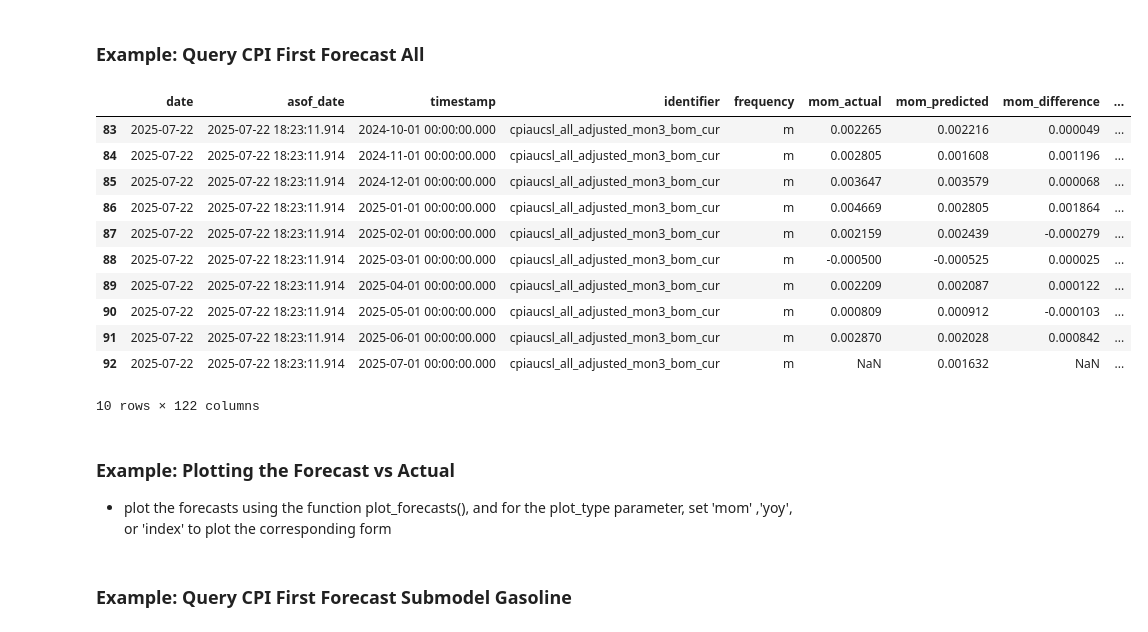
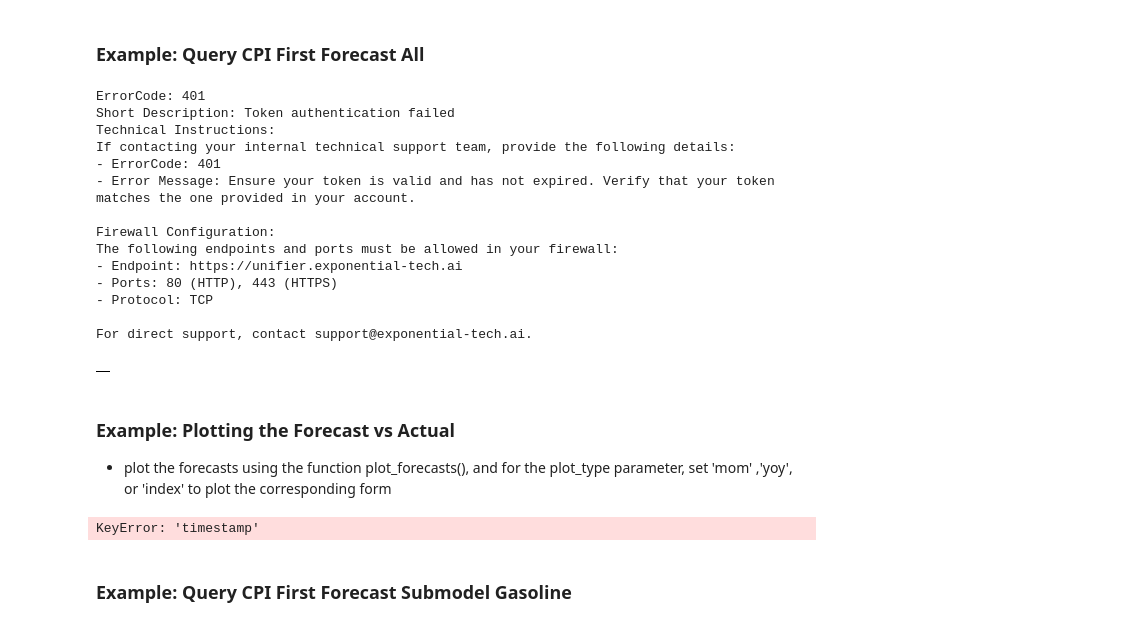
Before and after one commit to xtech-analytics/demo-notebooks, a Jupyter notebook: lseg_global_macro_predictions/lseg_global_macro_forecasts.ipynb, the cells around one changed output. Saved outputs shown, nothing was run; the diff lists cells and outputs as text; code cells hidden in the pictures.

```diff
--- a/lseg_global_macro_predictions/lseg_global_macro_predictions.ipynb
+++ b/lseg_global_macro_predictions/lseg_global_macro_forecasts.ipynb
@@ -13,7 +13,8 @@ import plotly.graph_objects as go
 
 from unifier import unifier
 # %%
-unifier.user = '<unifier username>'
-unifier.token ='<unifer api token>'
+#
+unifier.user = 'unifier username'
+unifier.token ='unifier api token'
 os.environ['UNIFIER_USER'] = unifier.user
 os.environ['UNIFIER_TOKEN'] = unifier.token
@@ -212,26 +217,31 @@ df
 # %% [markdown]
 ### Example: Query CPI First Forecast All
 # %%
-df = unifier.get_dataframe(name='xtech_macro_us_core_predictions', key='cpiaucsl_all_adjusted_mon3_bom_cur',asof_date=None)
+df = unifier.get_dataframe(name='lseg_macro_us_core_predictions', key='cpiaucsl_all_adjusted_mon3_bom_cur',asof_date=None)
 df.tail(10)
 # %% [output]
+ErrorCode: 401
+Short Description: Token authentication failed
+Technical Instructions:
+If contacting your internal technical support team, provide the following details:
+- ErrorCode: 401
+- Error Message: Ensure your token is valid and has not expired. Verify that your token matches the one provided in your account.
+
+Firewall Configuration:
+The following endpoints and ports must be allowed in your firewall:
+- Endpoint: https://unifier.exponential-tech.ai
+- Ports: 80 (HTTP), 443 (HTTPS)
+- Protocol: TCP
+
+For direct support, contact support@exponential-tech.ai.
-|  | date | asof_date | timestamp | identifier | frequency | mom_actual | mom_predicted | mom_difference | ... |
-| 83 | 2025-07-22 | 2025-07-22 18:23:11.914 | 2024-10-01 00:00:00.000 | cpiaucsl_all_adjusted_mon3_bom_cur | m | 0.002265 | 0.002216 | 0.000049 | ... |
-| 84 | 2025-07-22 | 2025-07-22 18:23:11.914 | 2024-11-01 00:00:00.000 | cpiaucsl_all_adjusted_mon3_bom_cur | m | 0.002805 | 0.001608 | 0.001196 | ... |
-| 85 | 2025-07-22 | 2025-07-22 18:23:11.914 | 2024-12-01 00:00:00.000 | cpiaucsl_all_adjusted_mon3_bom_cur | m | 0.003647 | 0.003579 | 0.000068 | ... |
-| 86 | 2025-07-22 | 2025-07-22 18:23:11.914 | 2025-01-01 00:00:00.000 | cpiaucsl_all_adjusted_mon3_bom_cur | m | 0.004669 | 0.002805 | 0.001864 | ... |
-| 87 | 2025-07-22 | 2025-07-22 18:23:11.914 | 2025-02-01 00:00:00.000 | cpiaucsl_all_adjusted_mon3_bom_cur | m | 0.002159 | 0.002439 | -0.000279 | ... |
-| 88 | 2025-07-22 | 2025-07-22 18:23:11.914 | 2025-03-01 00:00:00.000 | cpiaucsl_all_adjusted_mon3_bom_cur | m | -0.000500 | -0.000525 | 0.000025 | ... |
-| 89 | 2025-07-22 | 2025-07-22 18:23:11.914 | 2025-04-01 00:00:00.000 | cpiaucsl_all_adjusted_mon3_bom_cur | m | 0.002209 | 0.002087 | 0.000122 | ... |
-| 90 | 2025-07-22 | 2025-07-22 18:23:11.914 | 2025-05-01 00:00:00.000 | cpiaucsl_all_adjusted_mon3_bom_cur | m | 0.000809 | 0.000912 | -0.000103 | ... |
-| 91 | 2025-07-22 | 2025-07-22 18:23:11.914 | 2025-06-01 00:00:00.000 | cpiaucsl_all_adjusted_mon3_bom_cur | m | 0.002870 | 0.002028 | 0.000842 | ... |
-| 92 | 2025-07-22 | 2025-07-22 18:23:11.914 | 2025-07-01 00:00:00.000 | cpiaucsl_all_adjusted_mon3_bom_cur | m | NaN | 0.001632 | NaN | ... |
+|  |
-10 rows × 122 columns
 # %% [markdown]
 ### Example: Plotting the Forecast vs Actual
 - plot the forecasts using the function plot_forecasts(), and for the plot_type parameter, set 'mom' ,'yoy', or 'index' to plot the corresponding form
 # %%
 plot_forecasts(df,plot_type='mom')
+# %% [output]
+KeyError: 'timestamp'
 # %%
 plot_forecasts(df,plot_type='yoy')
 # %%
```
Also changed, not shown: parts of 5 cells of this notebook.
